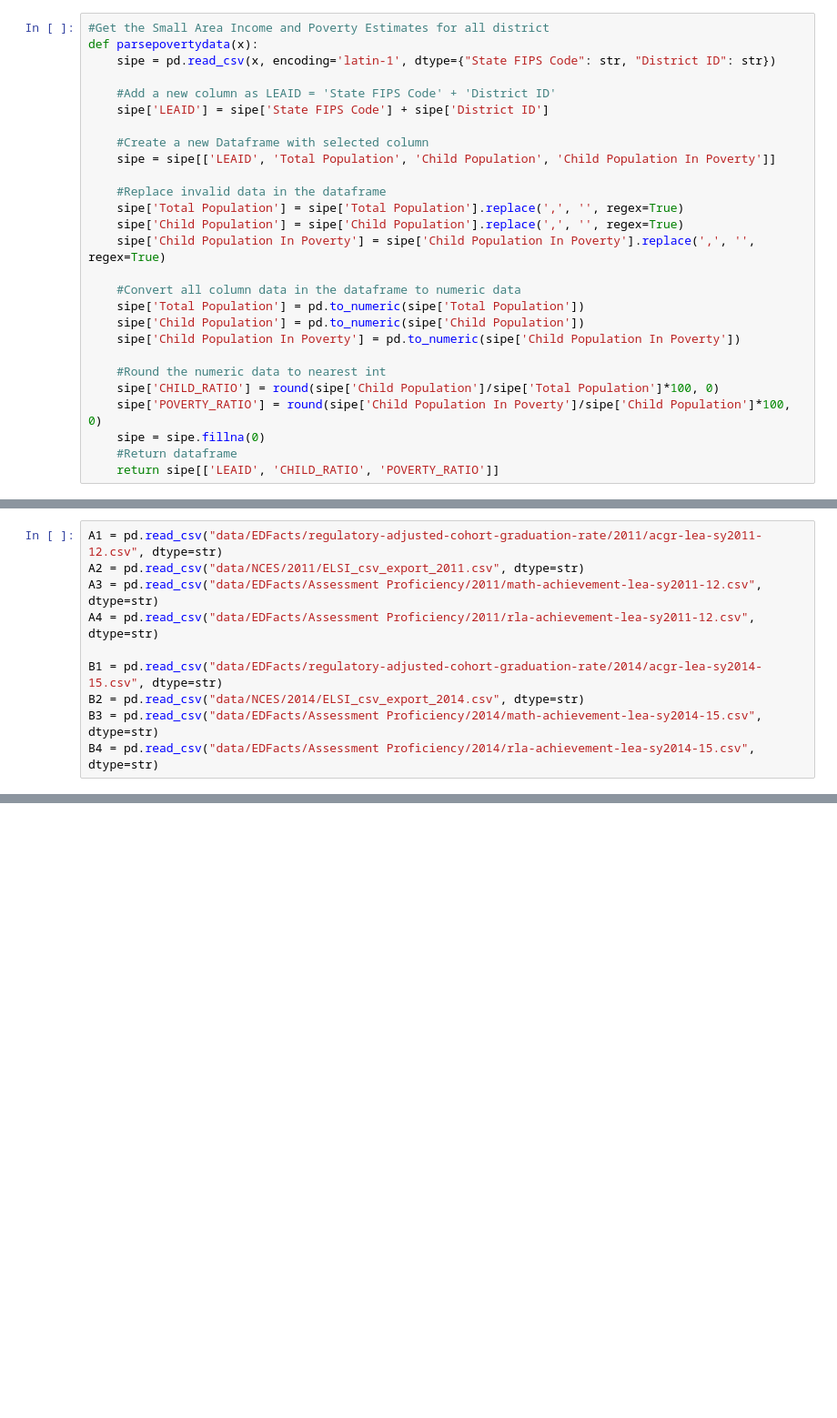
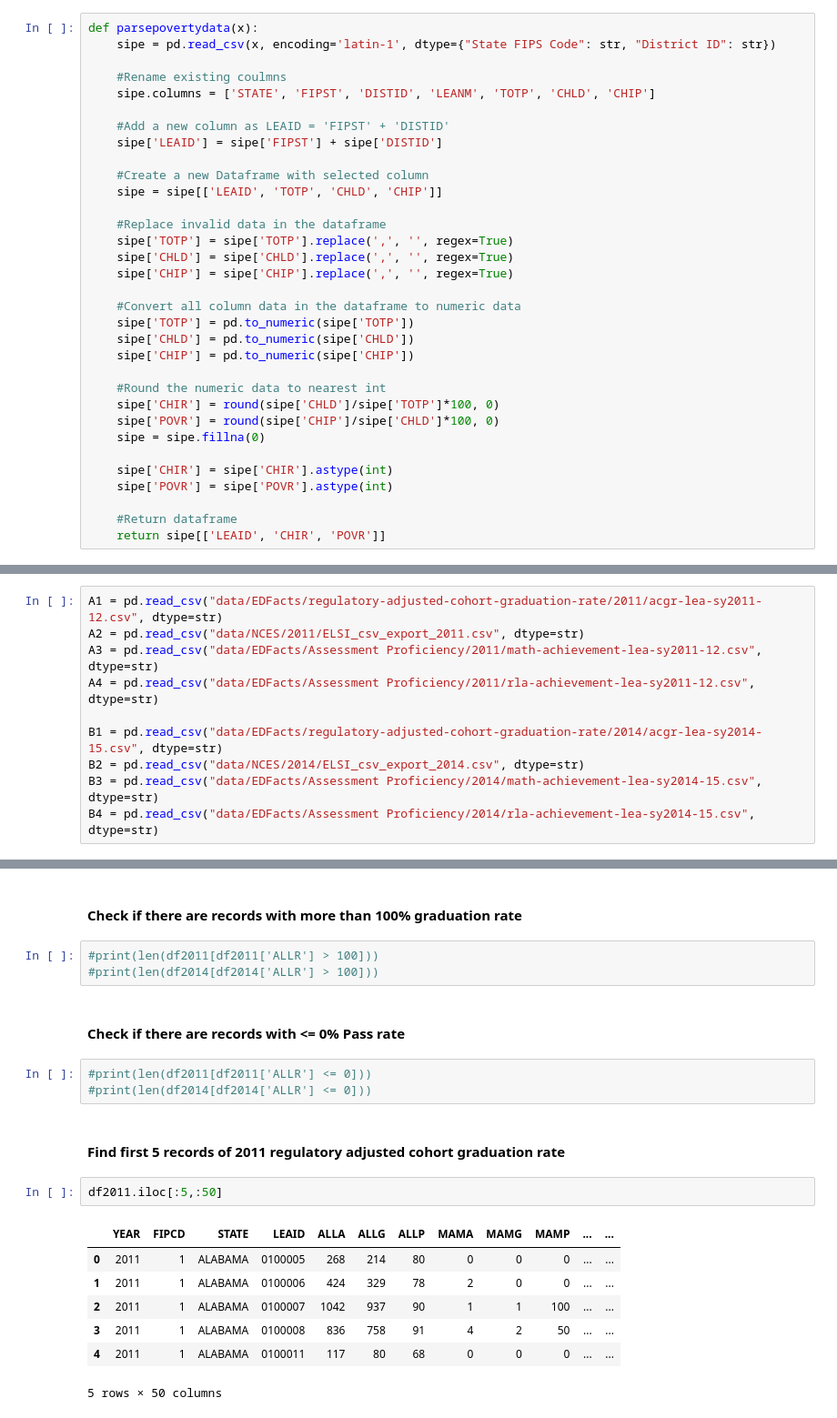
Before and after one commit to msubhabrata3/high-school-graduation-rate, a Jupyter notebook: high-school-dropout-dataset.ipynb, the cells around one changed output, grey strips where cells are left out. Shown: that part at 91% size. Cells and saved outputs as stored; diff of their text form; blank space fills up the shorter version.

```diff
--- a/high-school-dropout-dataset.ipynb
+++ b/high-school-dropout-dataset.ipynb
@@ -124,27 +177,33 @@ def parsefinancedata(x):
 # %%
-#Get the Small Area Income and Poverty Estimates for all district
 def parsepovertydata(x):
     sipe = pd.read_csv(x, encoding='latin-1', dtype={"State FIPS Code": str, "District ID": str})
 
-    #Add a new column as LEAID = 'State FIPS Code' + 'District ID'
-    sipe['LEAID'] = sipe['State FIPS Code'] + sipe['District ID']
+    #Rename existing coulmns
+    sipe.columns = ['STATE', 'FIPST', 'DISTID', 'LEANM', 'TOTP', 'CHLD', 'CHIP']
+
+    #Add a new column as LEAID = 'FIPST' + 'DISTID'
+    sipe['LEAID'] = sipe['FIPST'] + sipe['DISTID']
 
     #Create a new Dataframe with selected column
-    sipe = sipe[['LEAID', 'Total Population', 'Child Population', 'Child Population In Poverty']]
+    sipe = sipe[['LEAID', 'TOTP', 'CHLD', 'CHIP']]
 
     #Replace invalid data in the dataframe
-    sipe['Total Population'] = sipe['Total Population'].replace(',', '', regex=True)
-    sipe['Child Population'] = sipe['Child Population'].replace(',', '', regex=True)
-    sipe['Child Population In Poverty'] = sipe['Child Population In Poverty'].replace(',', '', regex=True)
+    sipe['TOTP'] = sipe['TOTP'].replace(',', '', regex=True)
+    sipe['CHLD'] = sipe['CHLD'].replace(',', '', regex=True)
+    sipe['CHIP'] = sipe['CHIP'].replace(',', '', regex=True)
 
     #Convert all column data in the dataframe to numeric data
-    sipe['Total Population'] = pd.to_numeric(sipe['Total Population'])
-    sipe['Child Population'] = pd.to_numeric(sipe['Child Population'])
-    sipe['Child Population In Poverty'] = pd.to_numeric(sipe['Child Population In Poverty'])
+    sipe['TOTP'] = pd.to_numeric(sipe['TOTP'])
+    sipe['CHLD'] = pd.to_numeric(sipe['CHLD'])
+    sipe['CHIP'] = pd.to_numeric(sipe['CHIP'])
 
     #Round the numeric data to nearest int
-    sipe['CHILD_RATIO'] = round(sipe['Child Population']/sipe['Total Population']*100, 0)
-    sipe['POVERTY_RATIO'] = round(sipe['Child Population In Poverty']/sipe['Child Population']*100, 0)
+    sipe['CHIR'] = round(sipe['CHLD']/sipe['TOTP']*100, 0)
+    sipe['POVR'] = round(sipe['CHIP']/sipe['CHLD']*100, 0)
     sipe = sipe.fillna(0)
+
+    sipe['CHIR'] = sipe['CHIR'].astype(int)
+    sipe['POVR'] = sipe['POVR'].astype(int)
+
     #Return dataframe
-    return sipe[['LEAID', 'CHILD_RATIO', 'POVERTY_RATIO']]
+    return sipe[['LEAID', 'CHIR', 'POVR']]
@@ -466,0 +417,22 @@ df2014r[['YEAR', 'STATE', 'LEAID', 'ALL_MTH_PCT', 'ALL_RLA_PCT']].head(5)
+# %% [markdown]
+#### Check if there are records with more than 100% graduation rate
+# %%
+#print(len(df2011[df2011['ALLR'] > 100]))
+#print(len(df2014[df2014['ALLR'] > 100]))
+# %% [markdown]
+#### Check if there are records with <= 0% Pass rate
+# %%
+#print(len(df2011[df2011['ALLR'] <= 0]))
+#print(len(df2014[df2014['ALLR'] <= 0]))
+# %% [markdown]
+#### Find first 5 records of 2011 regulatory adjusted cohort graduation rate
+# %%
+df2011.iloc[:5,:50]
+# %% [output]
+|  | YEAR | FIPCD | STATE | LEAID | ALLA | ALLG | ALLP | MAMA | MAMG | MAMP | ... | ... |
+| 0 | 2011 | 1 | ALABAMA | 0100005 | 268 | 214 | 80 | 0 | 0 | 0 | ... | ... |
+| 1 | 2011 | 1 | ALABAMA | 0100006 | 424 | 329 | 78 | 2 | 0 | 0 | ... | ... |
+| 2 | 2011 | 1 | ALABAMA | 0100007 | 1042 | 937 | 90 | 1 | 1 | 100 | ... | ... |
+| 3 | 2011 | 1 | ALABAMA | 0100008 | 836 | 758 | 91 | 4 | 2 | 50 | ... | ... |
+| 4 | 2011 | 1 | ALABAMA | 0100011 | 117 | 80 | 68 | 0 | 0 | 0 | ... | ... |
+5 rows × 50 columns
```
Also changed, not shown: parts of 31 cells of this notebook, 1 other file.
